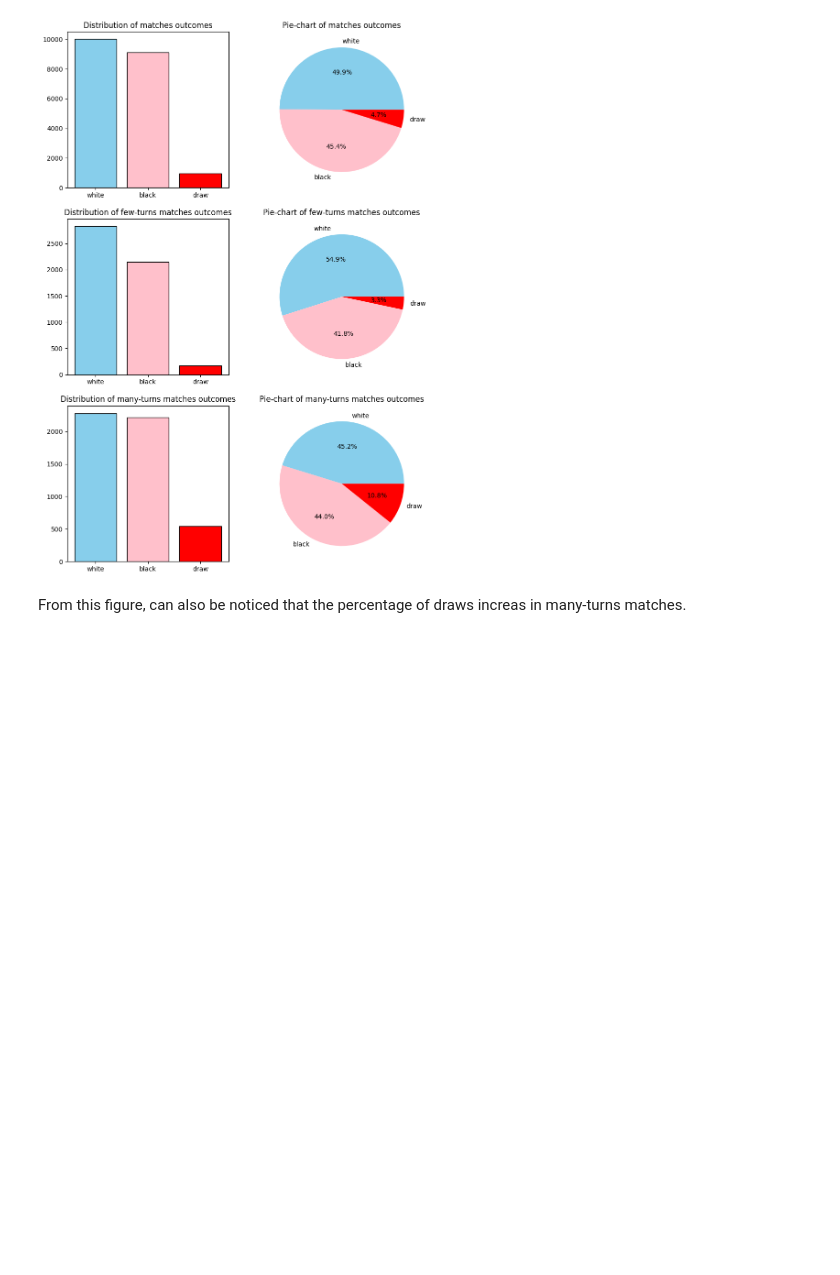
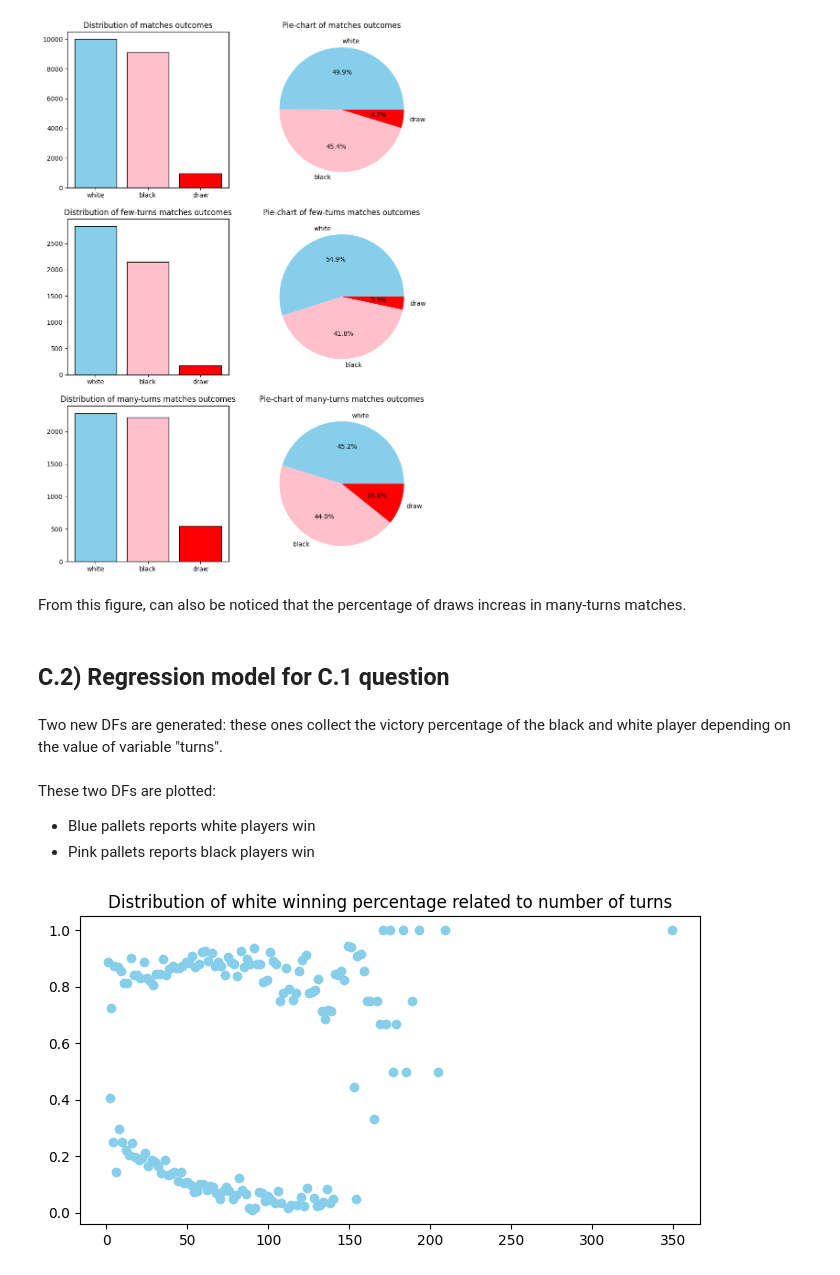
Before and after one commit to andreamurari/chess_project_off, a Jupyter notebook: chess_project_off.ipynb, the cells around one changed output. Drawn from its saved outputs; the diff is of its cells as text; code cells hidden in the pictures; blank space fills up the shorter version.

Commit message:
added regression model for the previous question

```diff
--- a/chess_project_off.ipynb
+++ b/chess_project_off.ipynb
@@ -269,3 +269,5 @@ plt.show()
 [figure]
 # %% [markdown]
 From this figure, can also be noticed that the percentage of draws increas in many-turns matches.
+# %% [markdown]
+## **C.2) Regression model for C.1  question**
@@ -271,0 +280,23 @@ From this figure, can also be noticed that the percentage of draws increas in ma
+# %% [markdown]
+Two new DFs are generated: these ones collect the victory percentage of the black and white player depending on the value of variable "turns".
+# %%
+white_win_mask = chess_df['winner'] == 'white'
+white_win_df = chess_df[white_win_mask]
+black_win_mask = chess_df['winner'] == 'black'
+black_win_df = chess_df[black_win_mask]
+
+ww_turns_pct = white_win_df['turns'].value_counts() / chess_df['turns'].value_counts()
+bw_turns_pct = black_win_df['turns'].value_counts() / chess_df['turns'].value_counts()
+# %% [markdown]
+These two DFs are plotted:
+
+*   Blue pallets reports white players win
+*   Pink pallets reports black players win
+# %%
+plt.figure(figsize = (8,4))
+plt.scatter(ww_turns_pct.index, ww_turns_pct, c = 'skyblue')
+plt.title('Distribution of white winning percentage related to number of turns')
+
+plt.show()
+# %% [output]
+[figure, added]
```
Also changed, not shown: parts of 15 cells of this notebook.
